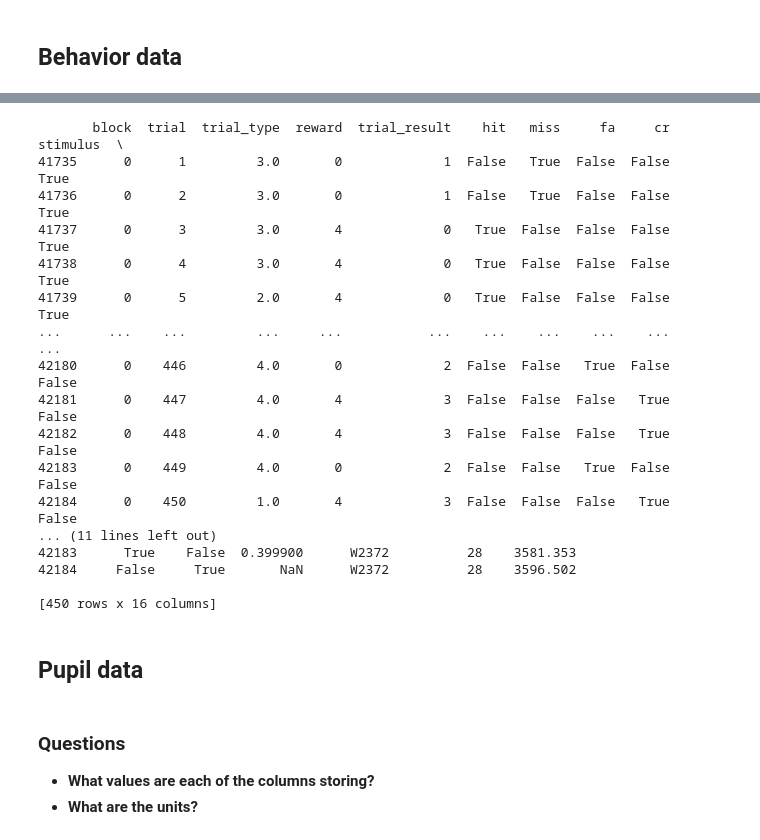
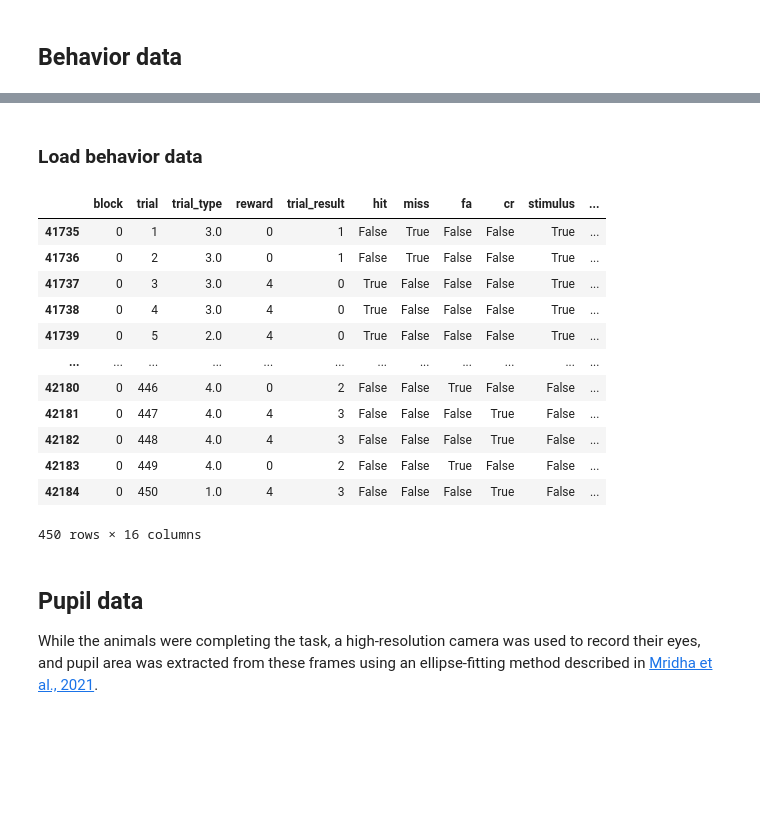
Before and after one commit to conormcgrory/brainstate_dm, a Jupyter notebook: notebooks/01_reimer_data.ipynb, the cells around one changed output, grey strips where cells are left out. Saved outputs shown, nothing was run; the diff lists cells and outputs as text; code cells hidden in the pictures; blank space fills up the shorter version.

```diff
--- a/notebooks/01_reimer_data.ipynb
+++ b/notebooks/01_reimer_data.ipynb
@@ -90,37 +110,27 @@ walk_fpath = f'{prefix}_walk.csv'
+# %% [markdown]
+### Load behavior data
 # %%
 # Load behavior data for all subjects
 df_behavior_all = pd.read_csv(behavior_fpath, header=0, index_col=0)
 
 # Select data from specified subject
-
 df_behavior = df_behavior_all.query('subject_id == @subject_id and session_id == @session_id')
-print(df_behavior)
-#idx_subject = df_behavior_all['subject_id'] == subject_id
-#idx_session = df_behavior_all['session_id'] == session_id
-#df_behavior = df_behavior_all[idx_subject & idx_session]
-#print(df_behavior)
+df_behavior
 # %% [output]
+|  | block | trial | trial_type | reward | trial_result | hit | miss | fa | cr | stimulus | ... |
+| 41735 | 0 | 1 | 3.0 | 0 | 1 | False | True | False | False | True | ... |
+| 41736 | 0 | 2 | 3.0 | 0 | 1 | False | True | False | False | True | ... |
+| 41737 | 0 | 3 | 3.0 | 4 | 0 | True | False | False | False | True | ... |
+| 41738 | 0 | 4 | 3.0 | 4 | 0 | True | False | False | False | True | ... |
+| 41739 | 0 | 5 | 2.0 | 4 | 0 | True | False | False | False | True | ... |
+| ... | ... | ... | ... | ... | ... | ... | ... | ... | ... | ... | ... |
+| 42180 | 0 | 446 | 4.0 | 0 | 2 | False | False | True | False | False | ... |
+| 42181 | 0 | 447 | 4.0 | 4 | 3 | False | False | False | True | False | ... |
+| 42182 | 0 | 448 | 4.0 | 4 | 3 | False | False | False | True | False | ... |
+| 42183 | 0 | 449 | 4.0 | 0 | 2 | False | False | True | False | False | ... |
+| 42184 | 0 | 450 | 1.0 | 4 | 3 | False | False | False | True | False | ... |
-       block  trial  trial_type  reward  trial_result    hit   miss     fa     cr  stimulus  \
-41735      0      1         3.0       0             1  False   True  False  False      True
-41736      0      2         3.0       0             1  False   True  False  False      True
-41737      0      3         3.0       4             0   True  False  False  False      True
-41738      0      4         3.0       4             0   True  False  False  False      True
-41739      0      5         2.0       4             0   True  False  False  False      True
-...      ...    ...         ...     ...           ...    ...    ...    ...    ...       ...
-42180      0    446         4.0       0             2  False  False   True  False     False
-42181      0    447         4.0       4             3  False  False  False   True     False
-42182      0    448         4.0       4             3  False  False  False   True     False
-42183      0    449         4.0       0             2  False  False   True  False     False
-42184      0    450         1.0       4             3  False  False  False   True     False
-... (11 lines left out)
-42183      True    False  0.399900      W2372          28    3581.353
-42184     False     True       NaN      W2372          28    3596.502
-
-[450 rows x 16 columns]
+450 rows × 16 columns
 # %% [markdown]
 ## Pupil data
+
+While the animals were completing the task, a high-resolution camera was used to record their eyes, and pupil area was extracted from these frames using an ellipse-fitting method described in [Mridha et al., 2021](https://www.nature.com/articles/s41467-021-21730-2).
-# %% [markdown]
-### Questions
-
-- **What values are each of the columns storing?**
-- **What are the units?**
```
Also changed, not shown: parts of 14 cells of this notebook.
